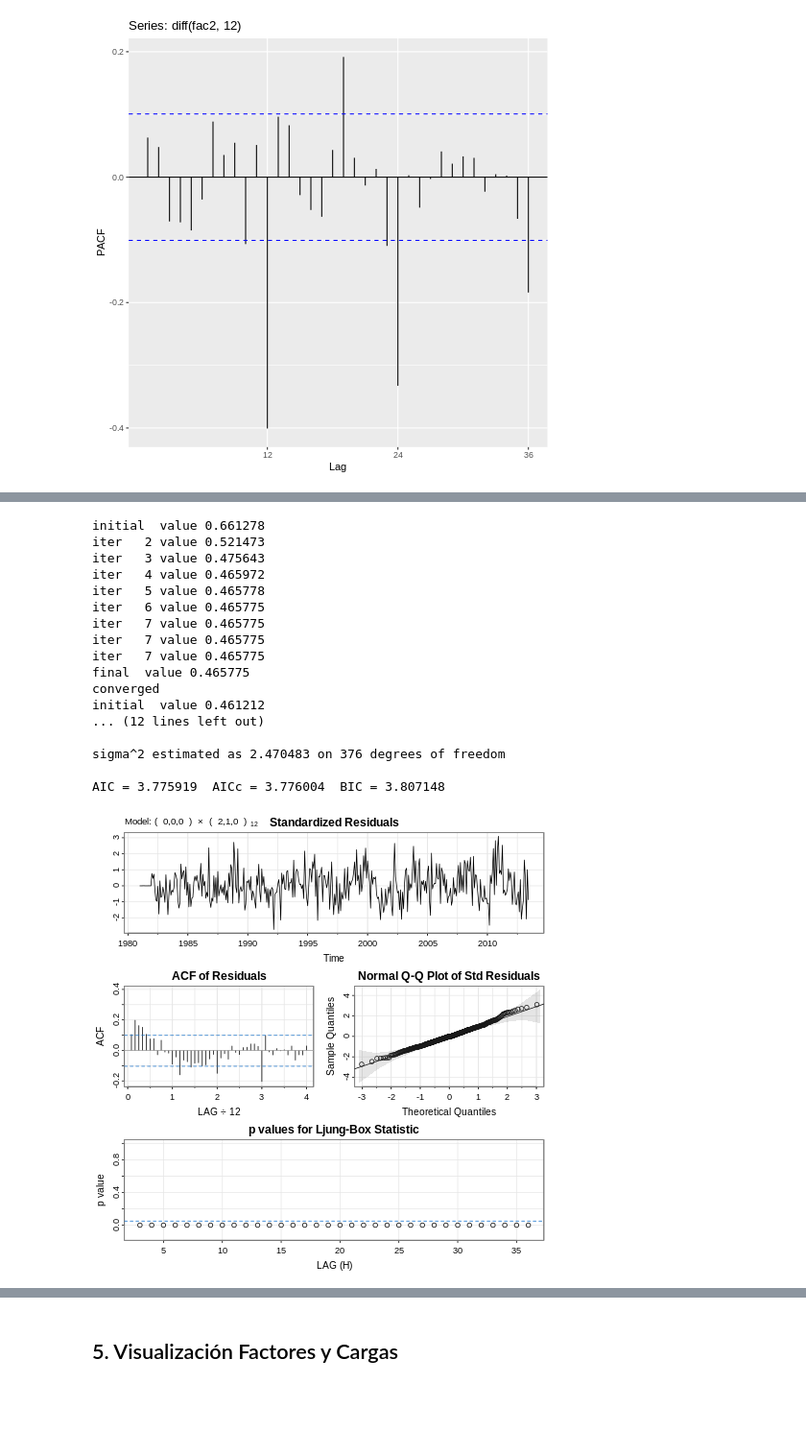
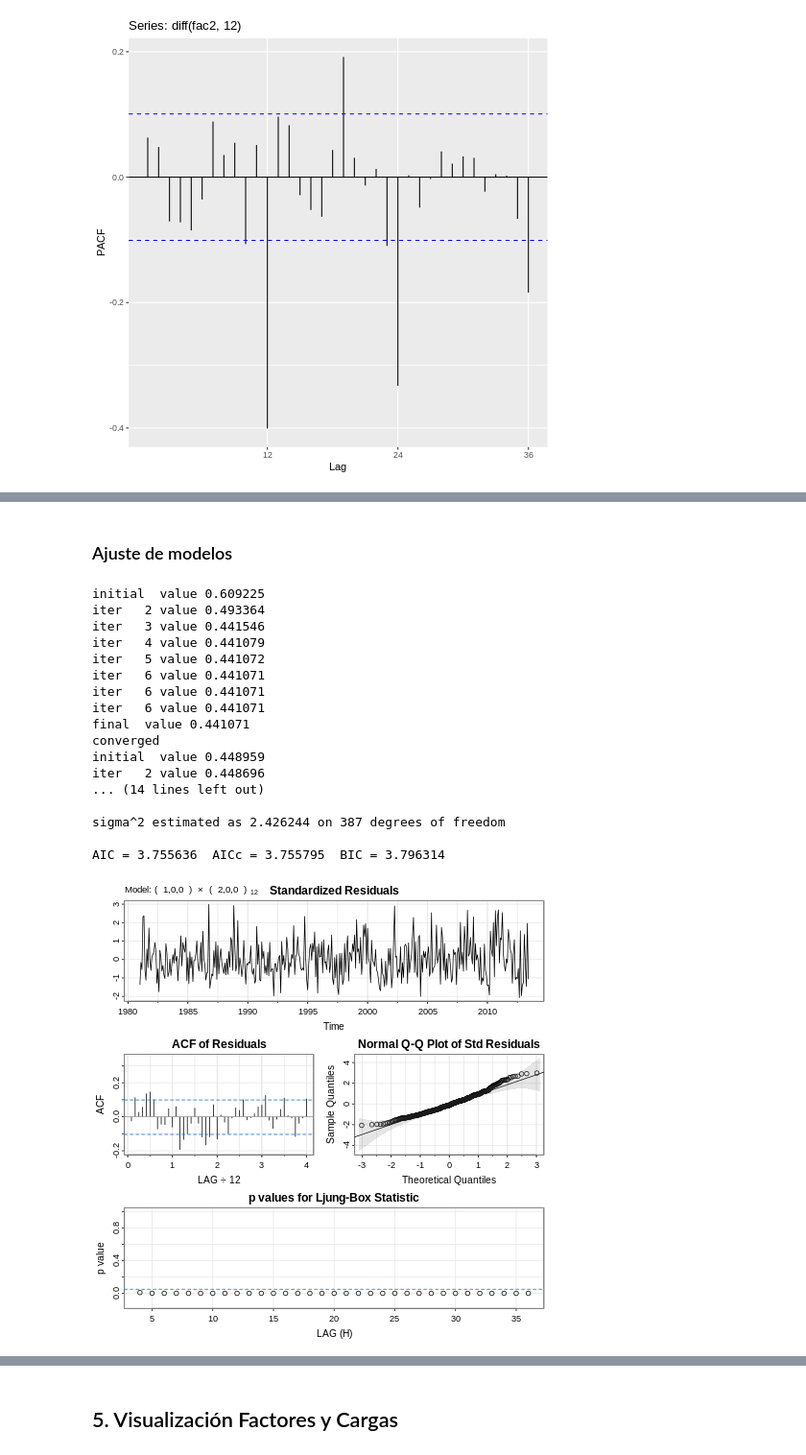
Before and after one commit to jofmorenore/TS_Climatic, a Jupyter notebook: R/SeasonalDFM_PrecipitationAirports6C.ipynb, the cells around one changed output, grey strips where cells are left out. Shown at 96% size. Drawn from its saved outputs; the diff is of its cells as text; code cells hidden in the pictures; blank space fills up the shorter version.

```diff
--- a/R/SeasonalDFM_PrecipitationAirports6C.ipynb
+++ b/R/SeasonalDFM_PrecipitationAirports6C.ipynb
@@ -677,25 +1071,25 @@ AIC=816.2   AICc=816.26   BIC=828.1
+# %% [markdown]
+### Ajuste de modelos
 # %%
 %%R
-#SARIMA_f2 <- sarima(fac1, p = 1, d = 0, q = 0, P = 2, D = 0, Q = 0, S = 12,
-#                    no.constant = T)
-SARIMA_f2 <- sarima(fac1, p = 0, d = 0, q = 0, P = 2, D = 1, Q = 0, S = 12,
-                    no.constant = T)
+SARIMA_f2_m1 <- sarima(fac1, p = 1, d = 0, q = 0, P = 2, D = 0, Q = 0, S = 12,
+                       no.constant = T)
 # %% [output]
-initial  value 0.661278
-iter   2 value 0.521473
-iter   3 value 0.475643
-iter   4 value 0.465972
-iter   5 value 0.465778
-iter   6 value 0.465775
-iter   7 value 0.465775
-iter   7 value 0.465775
-iter   7 value 0.465775
-final  value 0.465775
+initial  value 0.609225
+iter   2 value 0.493364
+iter   3 value 0.441546
+iter   4 value 0.441079
+iter   5 value 0.441072
+iter   6 value 0.441071
+iter   6 value 0.441071
+iter   6 value 0.441071
+final  value 0.441071
 converged
-initial  value 0.461212
-... (12 lines left out)
+initial  value 0.448959
+iter   2 value 0.448696
+... (14 lines left out)
 
-sigma^2 estimated as 2.470483 on 376 degrees of freedom
+sigma^2 estimated as 2.426244 on 387 degrees of freedom
 
-AIC = 3.775919  AICc = 3.776004  BIC = 3.807148
+AIC = 3.755636  AICc = 3.755795  BIC = 3.796314
-[figure, old version]
+[figure, new version]
```
Also changed, not shown: parts of 51 cells of this notebook.
